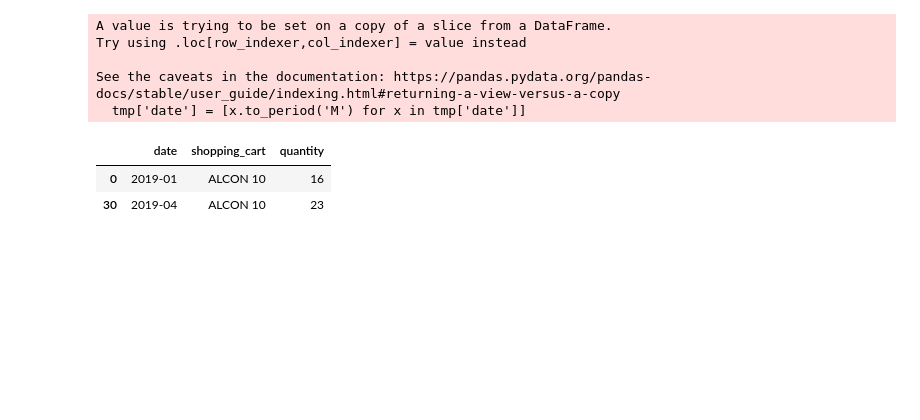
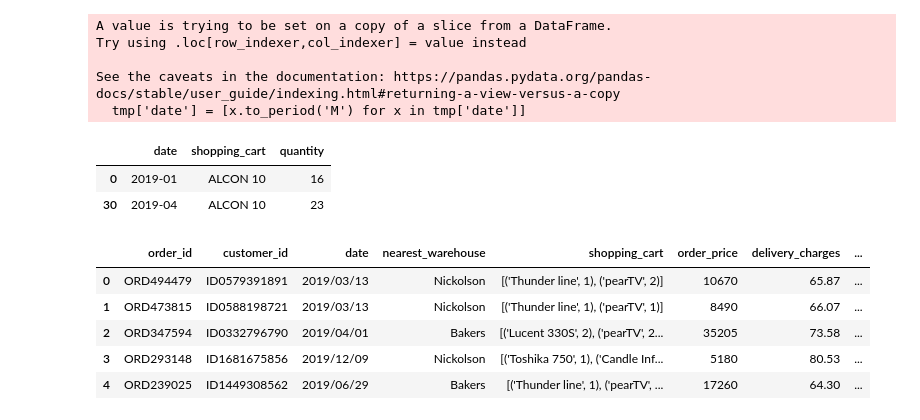
Before and after one commit to reganjohnd/Data-Cleaning, a Jupyter notebook: testing.ipynb, the cells around one changed output. Saved outputs shown, nothing was run; the diff lists cells and outputs as text; code cells hidden in the pictures; blank space fills up the shorter version.

```diff
--- a/testing.ipynb
+++ b/testing.ipynb
@@ -273,3 +273,12 @@ df['shopping_cart'] = df['shopping_cart'].apply(lambda x: eval(x))
 |  | date | shopping_cart | quantity |
 | 0 | 2019-01 | ALCON 10 | 16 |
 | 30 | 2019-04 | ALCON 10 | 23 |
+# %%
+df.head()
+# %% [output]
+|  | order_id | customer_id | date | nearest_warehouse | shopping_cart | order_price | delivery_charges | ... |
+| 0 | ORD494479 | ID0579391891 | 2019/03/13 | Nickolson | [('Thunder line', 1), ('pearTV', 2)] | 10670 | 65.87 | ... |
+| 1 | ORD473815 | ID0588198721 | 2019/03/13 | Nickolson | [('Thunder line', 1), ('pearTV', 1)] | 8490 | 66.07 | ... |
+| 2 | ORD347594 | ID0332796790 | 2019/04/01 | Bakers | [('Lucent 330S', 2), ('pearTV', 2... | 35205 | 73.58 | ... |
+| 3 | ORD293148 | ID1681675856 | 2019/12/09 | Nickolson | [('Toshika 750', 1), ('Candle Inf... | 5180 | 80.53 | ... |
+| 4 | ORD239025 | ID1449308562 | 2019/06/29 | Bakers | [('Thunder line', 1), ('pearTV', ... | 17260 | 64.30 | ... |
```
Also changed, not shown: parts of 4 cells of this notebook, 1 other file.
